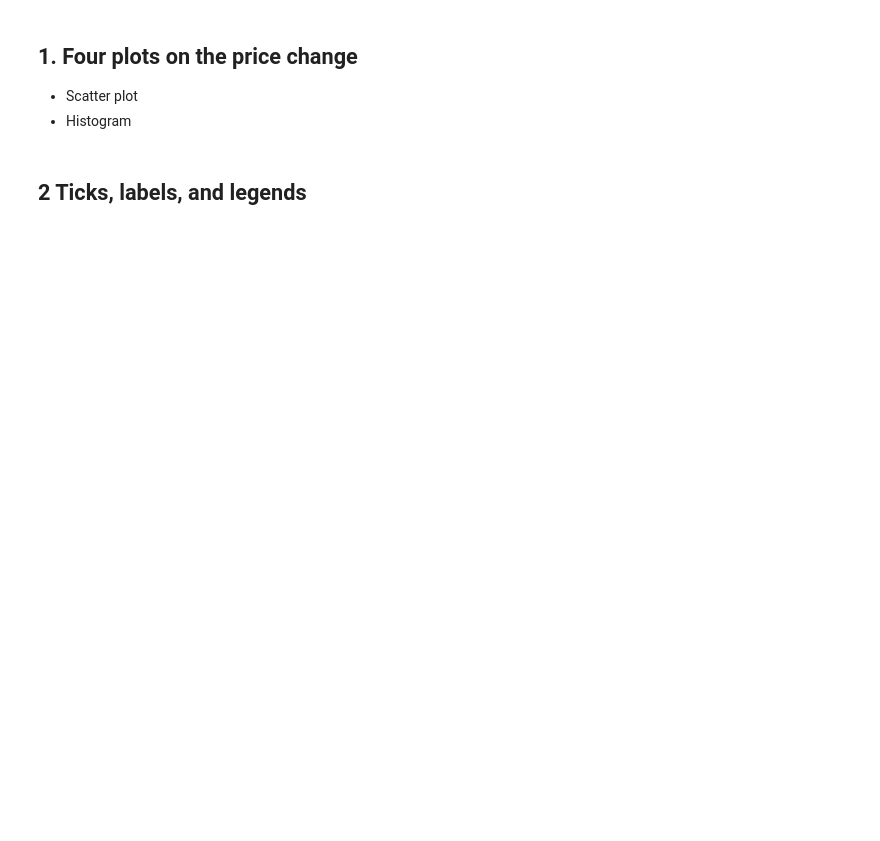
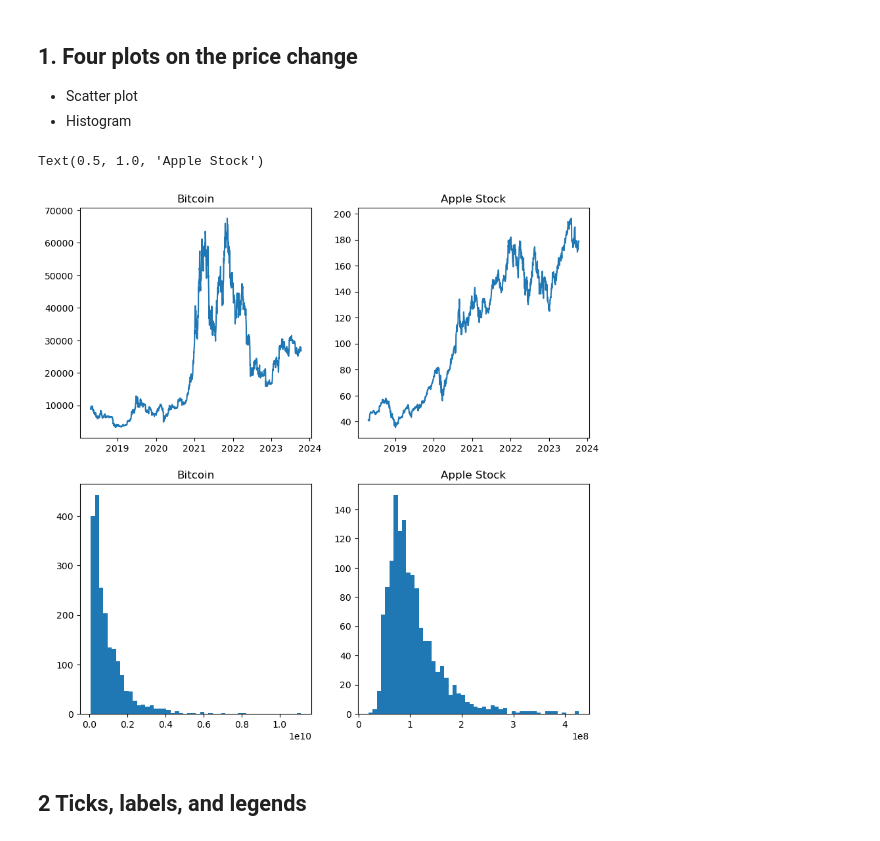
Before and after one commit to ch00226855/DataAnalysisFall2023, a Jupyter notebook: Week07_AdvancedPlotting.ipynb, the cells around one changed output. Saved outputs shown, nothing was run; the diff lists cells and outputs as text; code cells hidden in the pictures; blank space fills up the shorter version.

```diff
--- a/Week07_AdvancedPlotting.ipynb
+++ b/Week07_AdvancedPlotting.ipynb
@@ -29,5 +59,5 @@ BTC.tail(3)#
 # %%
 import yfinance as yf
 
-SPY = yf.download('SPY', start="2015-04-10")
-SPY.head(3)
+Apple = yf.download('AAPL', start="2018-04-20")
+Apple.head(3)
@@ -38,31 +75,34 @@ SPY.head(3)
 # %%
 fig = plt.figure(figsize=(10, 10))
 
 # Add axes for the first subplot
 ax1 = fig.add_subplot(2, 2, 1) # What do these numbers mean?
                                # (number of rows, number of columns, the index of this particular plot)
 
 # plot BTC price change (close price vs. time)
 ax1.plot(BTC.index, BTC['close'])
 ax1.set_title("Bitcoin")
 
 # Add axes for the second subplot
 ax2 = fig.add_subplot(2, 2, 2)
 
 # plot SPY price change (close price vs. time)
-ax2.plot(SPY.index, SPY['Close'] * 10)
-ax2.set_title("S&P 500 Index")
-ax2.set_ylim([0, 4000])
+ax2.plot(Apple.index, Apple['Close'])
+ax2.set_title("Apple Stock")
+# ax2.set_ylim([0, 4000])
 
 # The third subplot
 ax3 = fig.add_subplot(2, 2, 3)
 ax3.hist(BTC['volumeto'], bins=50)
 ax3.set_title("Bitcoin")
 
 # The fourth subplot
 ax4 = fig.add_subplot(2, 2, 4)
-ax4.hist(SPY['Volume'], bins=50)
-ax4.set_title("S&P 500 Index")
+ax4.hist(Apple['Volume'], bins=50)
+ax4.set_title("Apple Stock")
+# %% [output]
+Text(0.5, 1.0, 'Apple Stock')
+[figure, added]
 # %% [markdown]
 ## 2 Ticks, labels, and legends
 # %%
```
Also changed, not shown: parts of 6 cells of this notebook.
